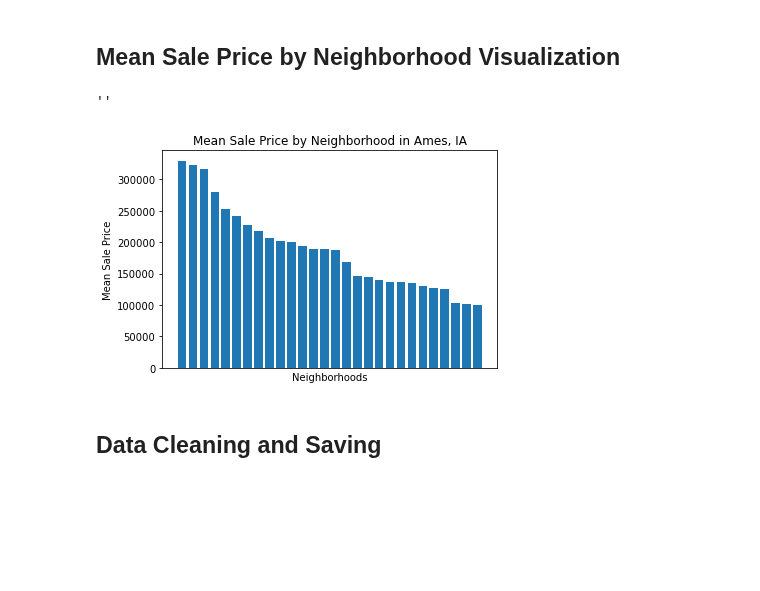
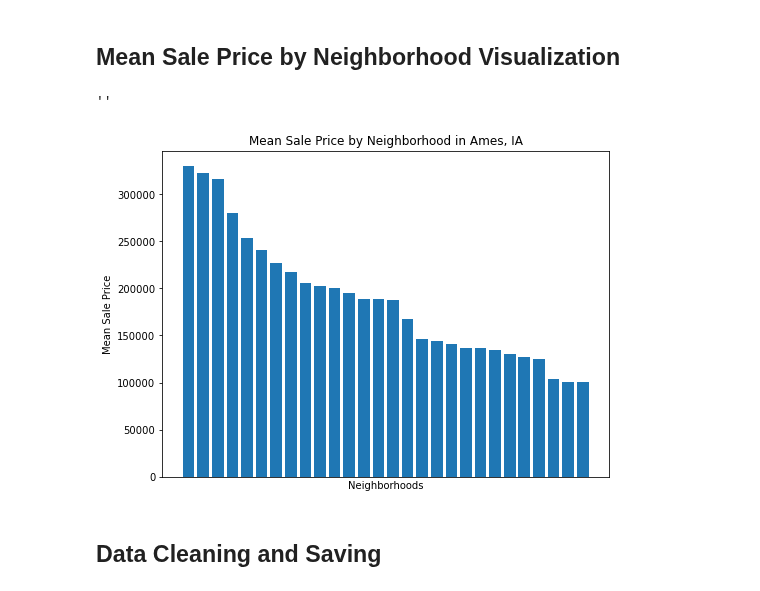
Before and after one commit to pezpet/general-assembly, a Jupyter notebook: labs/project-2-andres/code/01_EDA_and_Cleaning.ipynb, the cells around one changed output. Cells and saved outputs as stored; diff of their text form; code cells hidden in the pictures; blank space fills up the shorter version.

```diff
--- a/labs/project-2-andres/code/01_EDA_and_Cleaning.ipynb
+++ b/labs/project-2-andres/code/01_EDA_and_Cleaning.ipynb
@@ -290,15 +322,17 @@ train.groupby('Neighborhood')['SalePrice'].describe().sort_values(by='mean', asc
 ## Mean Sale Price by Neighborhood Visualization
 # %%
 # With help from breakfast hour
+plt.figure(figsize=(8, 6), facecolor='white')
 plt.bar(x=by_neighborhood['SalePrice'].index, height= by_neighborhood['SalePrice'])
 plt.title('Mean Sale Price by Neighborhood in Ames, IA')
 plt.xlabel('Neighborhoods')
 plt.ylabel('Mean Sale Price')
 plt.xticks([])
+plt.savefig('../presentation/neighborhoods_by_price.png')
 ;
 # %% [output]
 ''
-[figure, old version]
+[figure, new version]
 # %% [markdown]
 ## Data Cleaning and Saving
 # %% [markdown]
```
Also changed, not shown: parts of 14 cells of this notebook, 11 other files.
